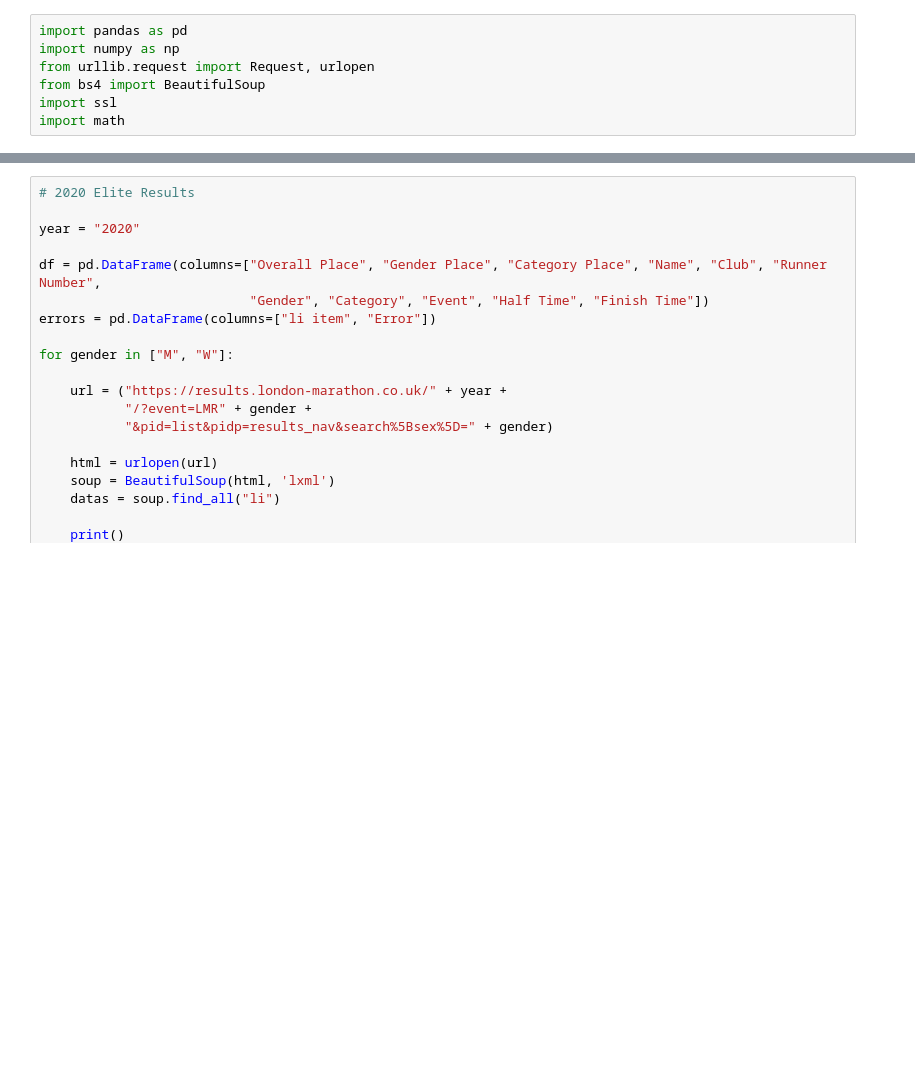
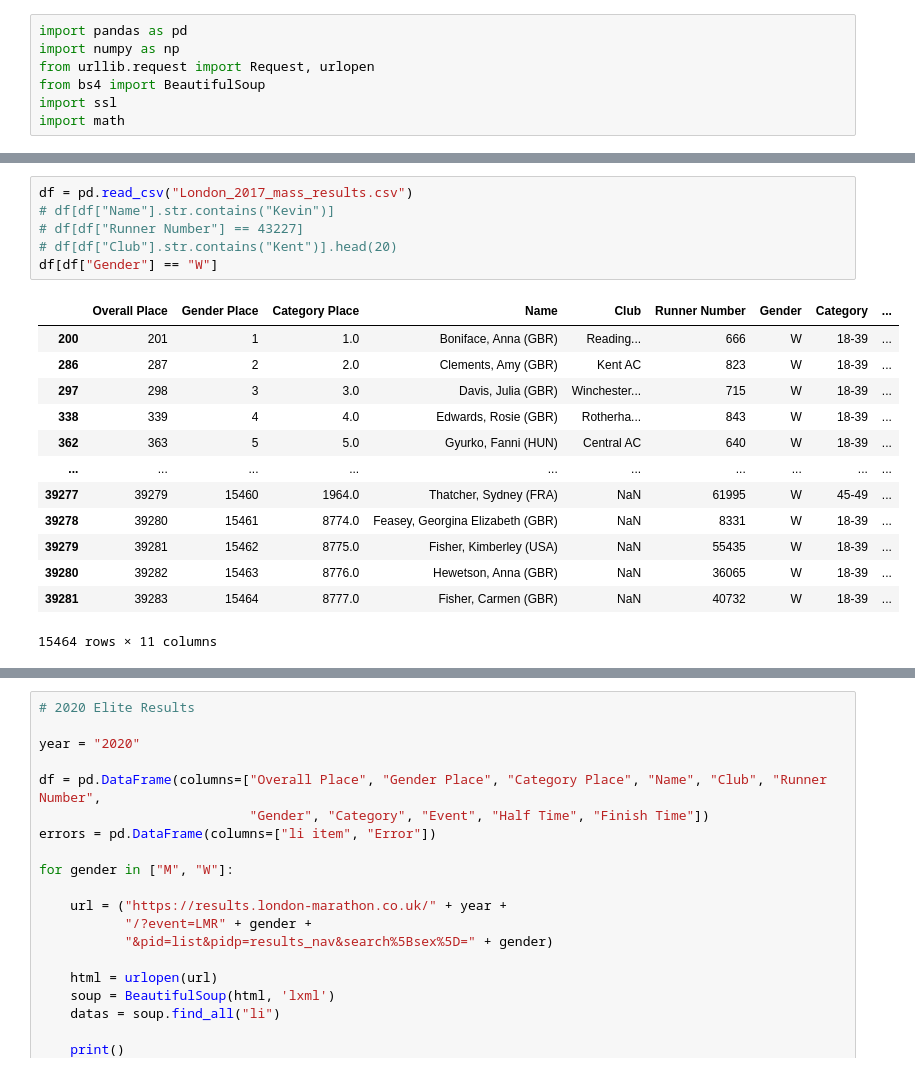
Before and after one commit to Kevlar119/London_marathon_results_scraping, a Jupyter notebook: London/London_Beautiful_Soup.ipynb, the cells around one changed output, grey strips where cells are left out. Cells and saved outputs as stored; diff of their text form; blank space fills up the shorter version.

```diff
--- a/London/London_Beautiful_Soup.ipynb
+++ b/London/London_Beautiful_Soup.ipynb
@@ -118,3 +256,23 @@ df[(df["Overall Place"] > i - 5) &
+# %%
+df = pd.read_csv("London_2017_mass_results.csv")
+# df[df["Name"].str.contains("Kevin")]
+# df[df["Runner Number"] == 43227]
+# df[df["Club"].str.contains("Kent")].head(20)
+df[df["Gender"] == "W"]
+# %% [output]
+|  | Overall Place | Gender Place | Category Place | Name | Club | Runner Number | Gender | Category | ... |
+| 200 | 201 | 1 | 1.0 | Boniface, Anna (GBR) | Reading... | 666 | W | 18-39 | ... |
+| 286 | 287 | 2 | 2.0 | Clements, Amy (GBR) | Kent AC | 823 | W | 18-39 | ... |
+| 297 | 298 | 3 | 3.0 | Davis, Julia (GBR) | Winchester... | 715 | W | 18-39 | ... |
+| 338 | 339 | 4 | 4.0 | Edwards, Rosie (GBR) | Rotherha... | 843 | W | 18-39 | ... |
+| 362 | 363 | 5 | 5.0 | Gyurko, Fanni (HUN) | Central AC | 640 | W | 18-39 | ... |
+| ... | ... | ... | ... | ... | ... | ... | ... | ... | ... |
+| 39277 | 39279 | 15460 | 1964.0 | Thatcher, Sydney (FRA) | NaN | 61995 | W | 45-49 | ... |
+| 39278 | 39280 | 15461 | 8774.0 | Feasey, Georgina Elizabeth (GBR) | NaN | 8331 | W | 18-39 | ... |
+| 39279 | 39281 | 15462 | 8775.0 | Fisher, Kimberley (USA) | NaN | 55435 | W | 18-39 | ... |
+| 39280 | 39282 | 15463 | 8776.0 | Hewetson, Anna (GBR) | NaN | 36065 | W | 18-39 | ... |
+| 39281 | 39283 | 15464 | 8777.0 | Fisher, Carmen (GBR) | NaN | 40732 | W | 18-39 | ... |
+15464 rows × 11 columns
 # %%
 # 2021 Elite Results
 
```
Also changed, not shown: parts of 28 cells of this notebook, 2 other files.
